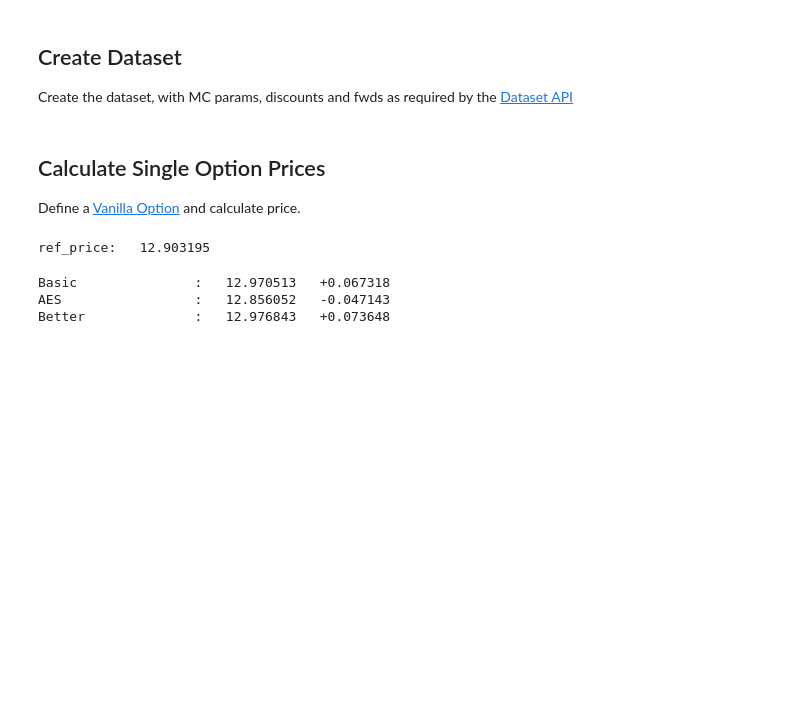
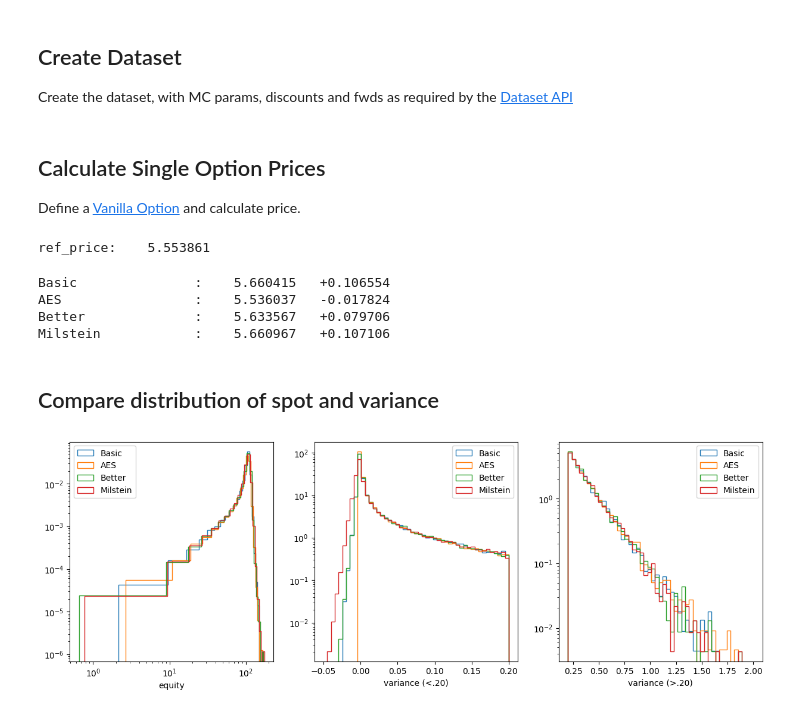
Before and after one commit to qablet-academy/heston_aes, a Jupyter notebook: Model Errors.ipynb, the cells around one changed output. Cells and saved outputs as stored; diff of their text form; code cells hidden in the pictures; blank space fills up the shorter version.

```diff
--- a/Model Errors.ipynb
+++ b/Model Errors.ipynb
@@ -18,7 +19,7 @@ Create the dataset, with MC params, discounts and fwds as required by the [Datas
 # %%
 # Rate Curve
 times = np.array([0.0, 5.0])
-rates = np.array([0.1, 0.1])
+rates = np.array([0.0, 0.0])
 discount_data = ("ZERO_RATES", np.column_stack((times, rates)))
 
 # Forward Curve
@@ -33,8 +34,8 @@ dataset = {
     "BASE": "USD",
     "ASSETS": {"USD": discount_data, ticker: fwd_data},
     "MC": {
-        "PATHS": 10_000,
-        "TIMESTEP": 1 / 1000,
+        "PATHS": 100_000,
+        "TIMESTEP": 1 / 100,
         "SEED": 1,
     },
     "HESTON": {
@@ -64,20 +65,70 @@ ref_price, _ = price_vanilla_call(
 )
 print(f"ref_price: {ref_price:11.6f}")
 # %% [output]
-ref_price:   12.903195
+ref_price:    5.553861
 # %%
-# Create models, calculate price, and error
+# Create four different models, calculate price, and error
 models = {
     "Basic": HestonMCBasic,
     "AES": HestonAESMC,
-    "Better": HestonMCBetter,  # Uses Log Euler for spot, antithetic paths, and milstein discretization for vol
+    "Better": HestonMCBetter,  # Uses Log Euler for spot, antithetic paths
+    "Milstein": HestonMCMilstein,  # better + milstein discretization for vol
 }
 
 for model_name, model_cls in models.items():
     model = model_cls(dataset)
-    price = opt_price_sim(strike, maturity, "Call", ticker, model)
+    price = opt_price_mc(strike, maturity, "Call", ticker, model)
     print(f"{model_name:20s}: {price:11.6f} {price - ref_price:+11.6f}")
 # %% [output]
-Basic               :   12.970513   +0.067318
-AES                 :   12.856052   -0.047143
-Better              :   12.976843   +0.073648
+Basic               :    5.660415   +0.106554
+AES                 :    5.536037   -0.017824
+Better              :    5.633567   +0.079706
+Milstein            :    5.660967   +0.107106
+# %% [markdown]
+## Compare distribution of spot and variance
+# %%
+fig, (ax1, ax2, ax3) = plt.subplots(1, 3)
+fig.set_figwidth(15)
+
+for model_name, model_cls in models.items():
+    model = model_cls(dataset)
+    model.reset()
+    model.advance(maturity)
+    eq_vals = model.get_value(ticker)
+    var_vals = model.get_value("variance")
+
+    ax1.hist(
+        eq_vals,
+        bins=20,
+        histtype="step",
+        label=model_name,
+        density=True,
+    )
+    ax1.set_xlabel("equity")
+    ax1.set_xscale("log")
+    ax1.set_yscale("log")
+    ax1.legend()
+
+    ax2.hist(
+        var_vals,
+        bins=np.linspace(-0.05, 0.20, 50),
+        histtype="step",
+        label=model_name,
+        density=True,
+    )
+    ax2.set_xlabel("variance (<.20)")
+    ax2.set_yscale("log")
+    ax2.legend()
+
+    ax3.hist(
+        var_vals,
+        bins=np.linspace(0.20, 2.0, 50),
+        histtype="step",
+        label=model_name,
+        density=True,
+    )
+    ax3.set_xlabel("variance (>.20)")
+    ax3.set_yscale("log")
+    ax3.legend()
+# %% [output]
+[figure, added]
```
Also changed, not shown: parts of 1 cell of this notebook, 6 other files.
